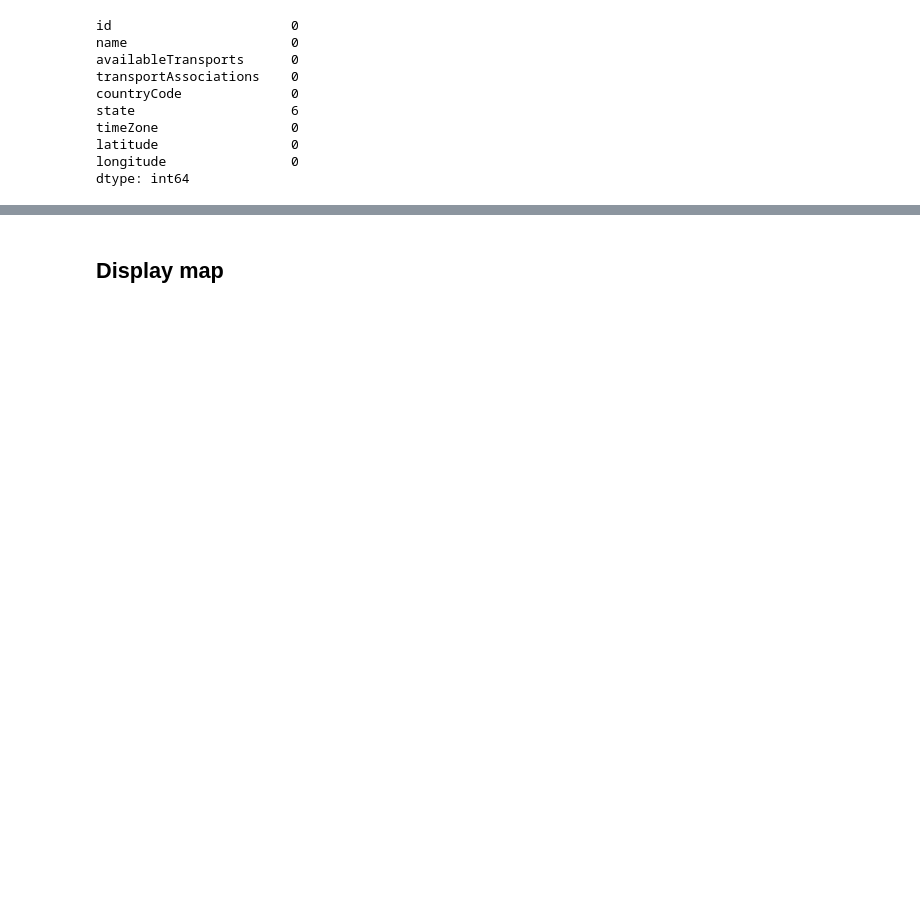
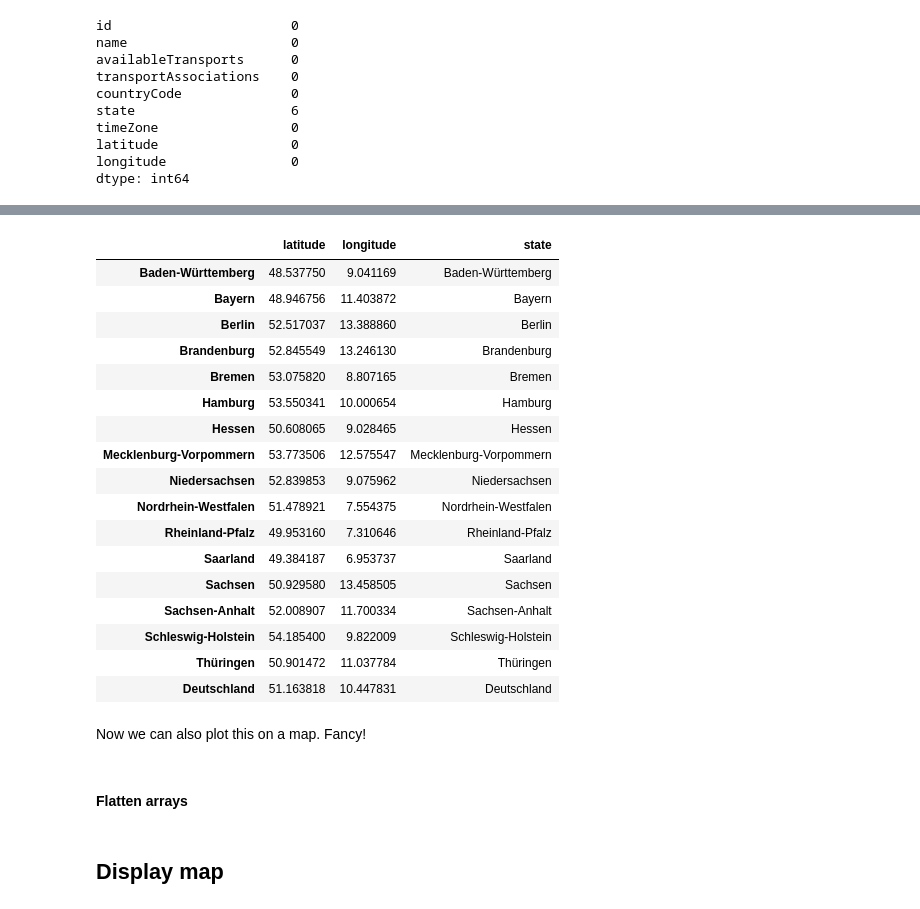
Before and after one commit to lz039/python4ds_project, a Jupyter notebook: DB_EDA.ipynb, the cells around one changed output, grey strips where cells are left out. Drawn from its saved outputs; the diff is of its cells as text; code cells hidden in the pictures; blank space fills up the shorter version.

```diff
--- a/DB_EDA.ipynb
+++ b/DB_EDA.ipynb
@@ -143,0 +428,35 @@ Name: availableTransports, Length: 5690, dtype: object
+# %%
+geolocator = Nominatim(user_agent="my_app")
+
+result={}
+for entry in df_grp_states['state']:
+        result[entry] = geolocator.geocode(entry)
+# %%
+res_dict={}
+# extract lat/lon
+for index, entry in result.items():
+    if entry:
+        res_dict[index] = { 'latitude': entry[1][0], 'longitude': entry[1][1] }
+
+geocode_result = pd.DataFrame().from_dict(res_dict).T
+geocode_result['state'] = geocode_result.index
+geocode_result
+# %% [output]
+|  | latitude | longitude | state |
+| Baden-Württemberg | 48.537750 | 9.041169 | Baden-Württemberg |
+| Bayern | 48.946756 | 11.403872 | Bayern |
+| Berlin | 52.517037 | 13.388860 | Berlin |
+| Brandenburg | 52.845549 | 13.246130 | Brandenburg |
+| Bremen | 53.075820 | 8.807165 | Bremen |
+| Hamburg | 53.550341 | 10.000654 | Hamburg |
+| Hessen | 50.608065 | 9.028465 | Hessen |
+| Mecklenburg-Vorpommern | 53.773506 | 12.575547 | Mecklenburg-Vorpommern |
+| Niedersachsen | 52.839853 | 9.075962 | Niedersachsen |
+| Nordrhein-Westfalen | 51.478921 | 7.554375 | Nordrhein-Westfalen |
+| Rheinland-Pfalz | 49.953160 | 7.310646 | Rheinland-Pfalz |
+| Saarland | 49.384187 | 6.953737 | Saarland |
+| Sachsen | 50.929580 | 13.458505 | Sachsen |
+| Sachsen-Anhalt | 52.008907 | 11.700334 | Sachsen-Anhalt |
+| Schleswig-Holstein | 54.185400 | 9.822009 | Schleswig-Holstein |
+| Thüringen | 50.901472 | 11.037784 | Thüringen |
+| Deutschland | 51.163818 | 10.447831 | Deutschland |
@@ -143,0 +466,2 @@ Name: availableTransports, Length: 5690, dtype: object
+# %% [markdown]
+Now we can also plot this on a map. Fancy!
@@ -144,3 +483,5 @@ Name: availableTransports, Length: 5690, dtype: object
+# %% [markdown]
+#### Flatten arrays
 # %%
 transports = []
 for entry in df['transportAssociations']:
```
Also changed, not shown: parts of 82 cells of this notebook, 4 other files.
